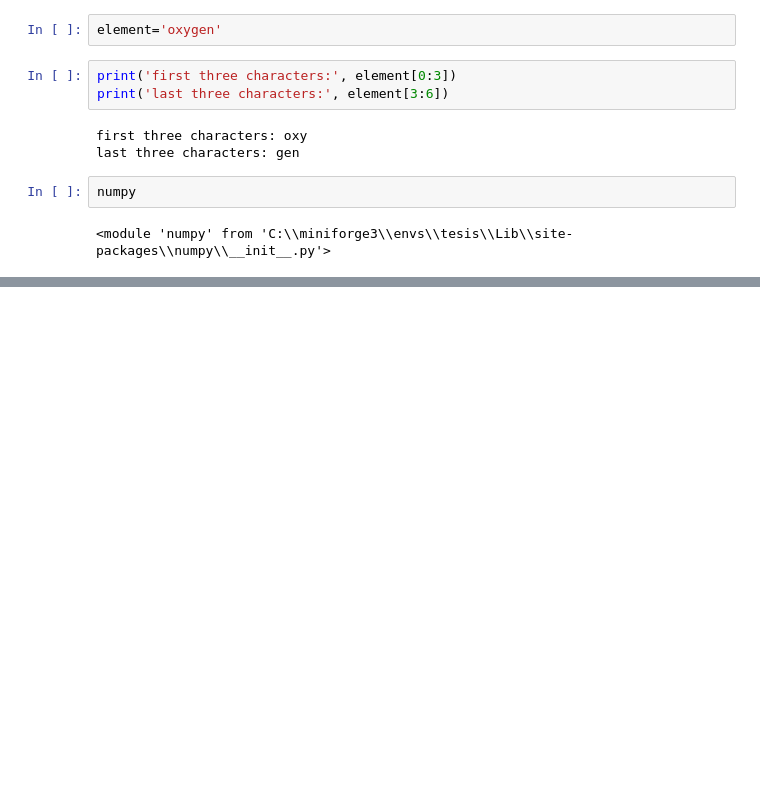
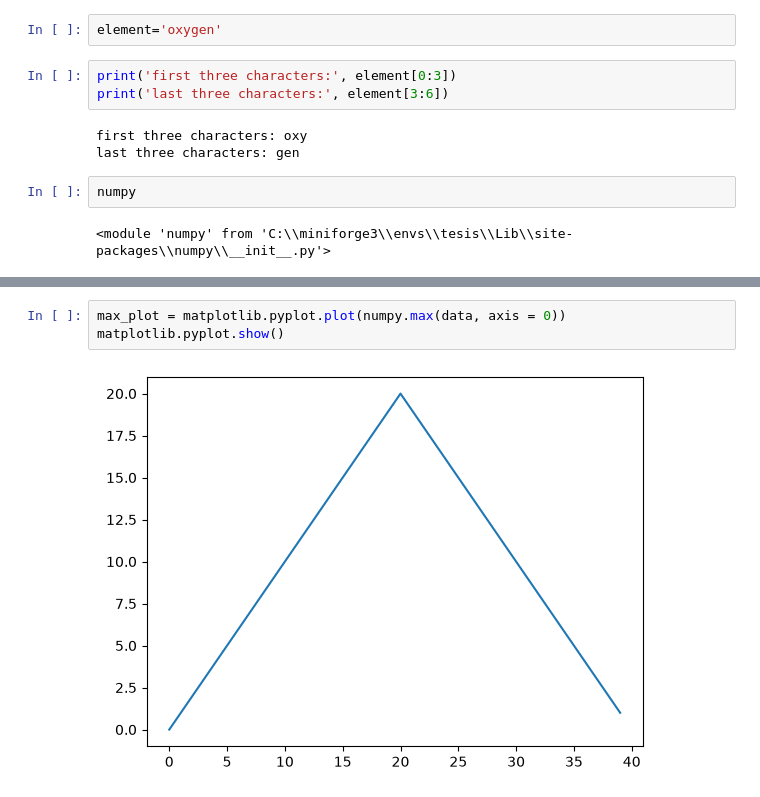
Before and after one commit to miguelsaezpaguay/python-practice, a Jupyter notebook: 01-fundamentos.ipynb, the cells around one changed output, grey strips where cells are left out. Saved outputs shown, nothing was run; the diff lists cells and outputs as text; blank space fills up the shorter version.

```diff
--- a/01-fundamentos.ipynb
+++ b/01-fundamentos.ipynb
@@ -289,0 +420,5 @@ numpy
+# %%
+max_plot = matplotlib.pyplot.plot(numpy.max(data, axis = 0))
+matplotlib.pyplot.show()
+# %% [output]
+[figure, added]
```
Also changed, not shown: parts of 74 cells of this notebook, 3 other files.
